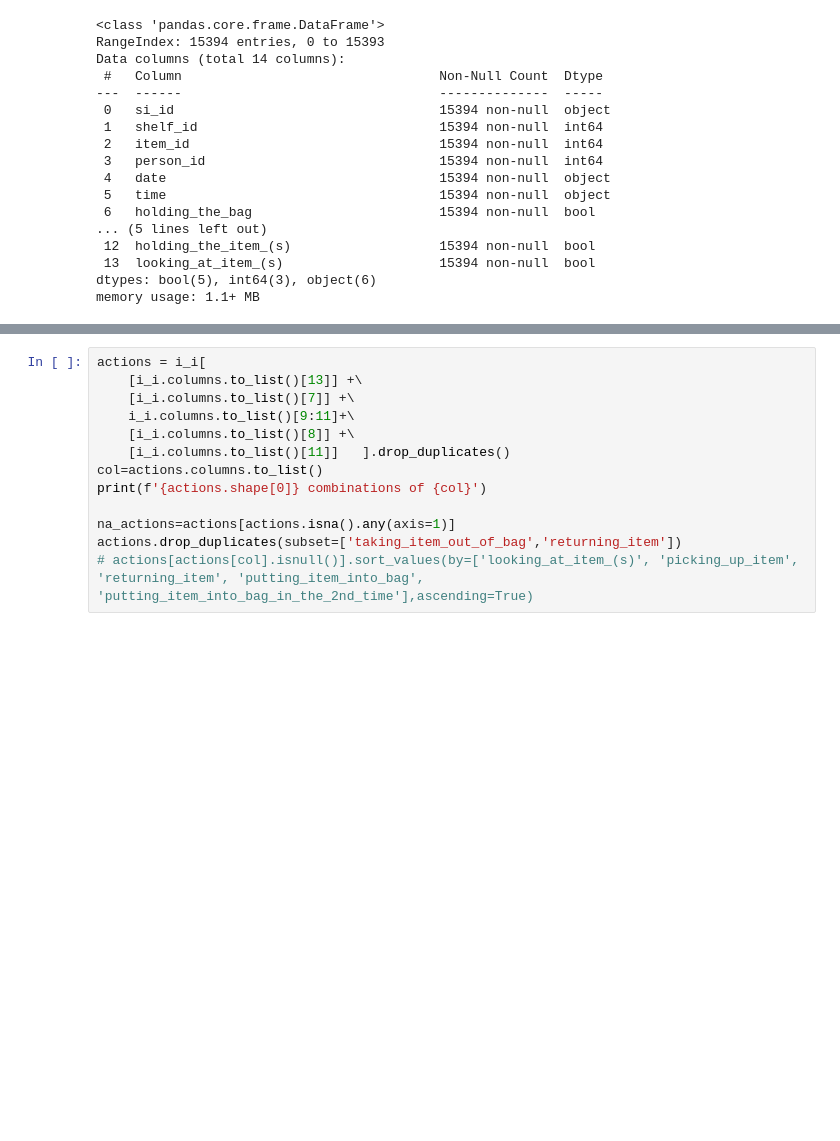
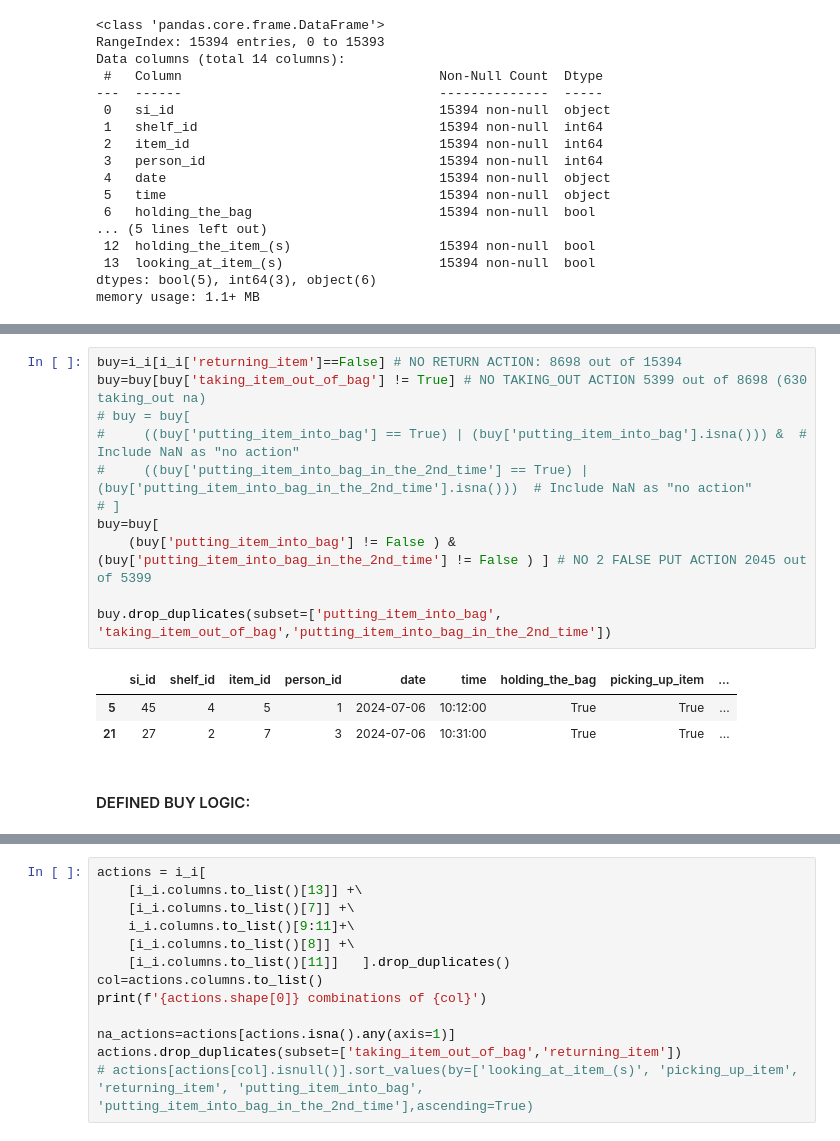
Before and after one commit to tranttha/ftu_ds_comp, a Jupyter notebook: EDA_cleaning.ipynb, the cells around one changed output, grey strips where cells are left out. Saved outputs shown, nothing was run; the diff lists cells and outputs as text; blank space fills up the shorter version.

```diff
--- a/EDA_cleaning.ipynb
+++ b/EDA_cleaning.ipynb
@@ -332,0 +323,17 @@ memory usage: 1.1+ MB
+# %%
+buy=i_i[i_i['returning_item']==False] # NO RETURN ACTION: 8698 out of 15394
+buy=buy[buy['taking_item_out_of_bag'] != True] # NO TAKING_OUT ACTION 5399 out of 8698 (630 taking_out na)
+# buy = buy[
+#     ((buy['putting_item_into_bag'] == True) | (buy['putting_item_into_bag'].isna())) &  # Include NaN as "no action"
+#     ((buy['putting_item_into_bag_in_the_2nd_time'] == True) | (buy['putting_item_into_bag_in_the_2nd_time'].isna()))  # Include NaN as "no action"
+# ]
+buy=buy[
+    (buy['putting_item_into_bag'] != False ) & (buy['putting_item_into_bag_in_the_2nd_time'] != False ) ] # NO 2 FALSE PUT ACTION 2045 out of 5399
+
+buy.drop_duplicates(subset=['putting_item_into_bag', 'taking_item_out_of_bag','putting_item_into_bag_in_the_2nd_time'])
+# %% [output]
+|  | si_id | shelf_id | item_id | person_id | date | time | holding_the_bag | picking_up_item | ... |
+| 5 | 45 | 4 | 5 | 1 | 2024-07-06 | 10:12:00 | True | True | ... |
+| 21 | 27 | 2 | 7 | 3 | 2024-07-06 | 10:31:00 | True | True | ... |
+# %% [markdown]
+#### DEFINED BUY LOGIC:
```
Also changed, not shown: parts of 34 cells of this notebook, 2 other files.
